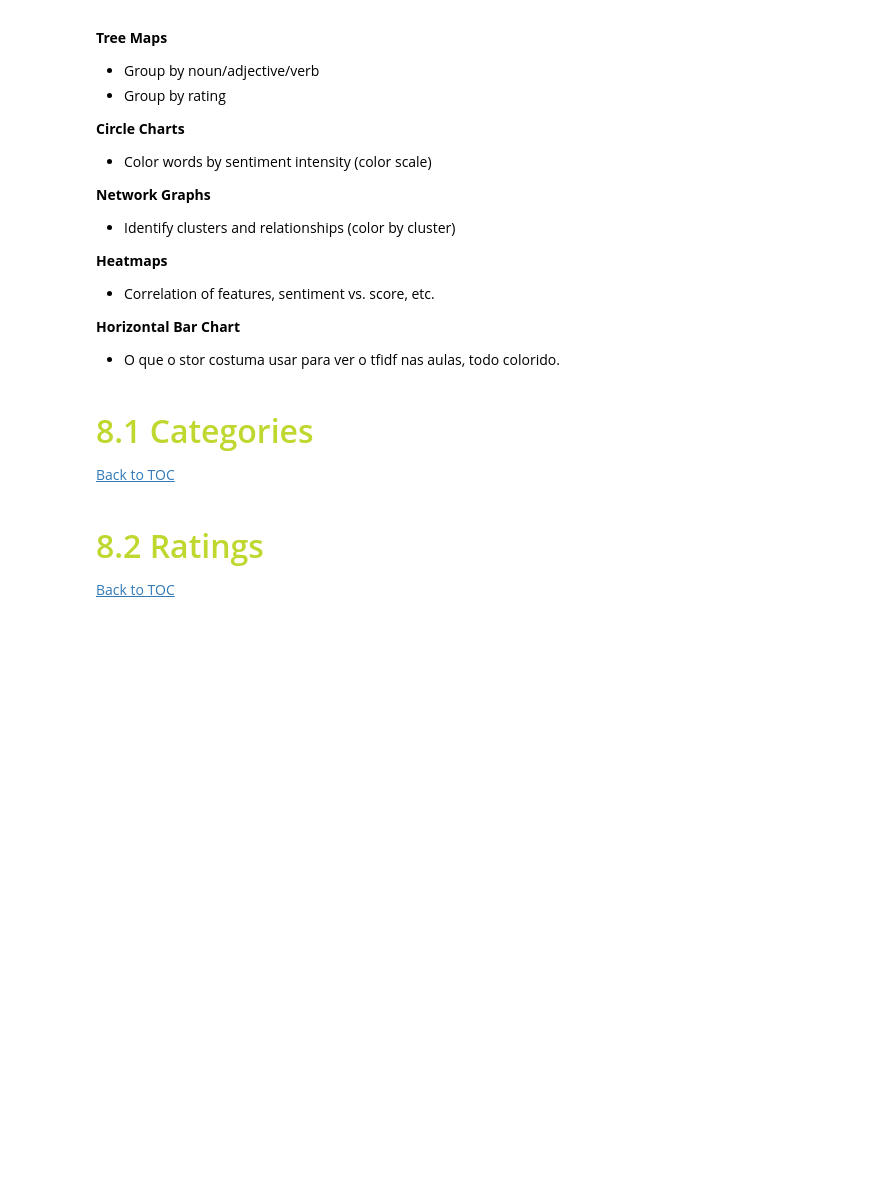
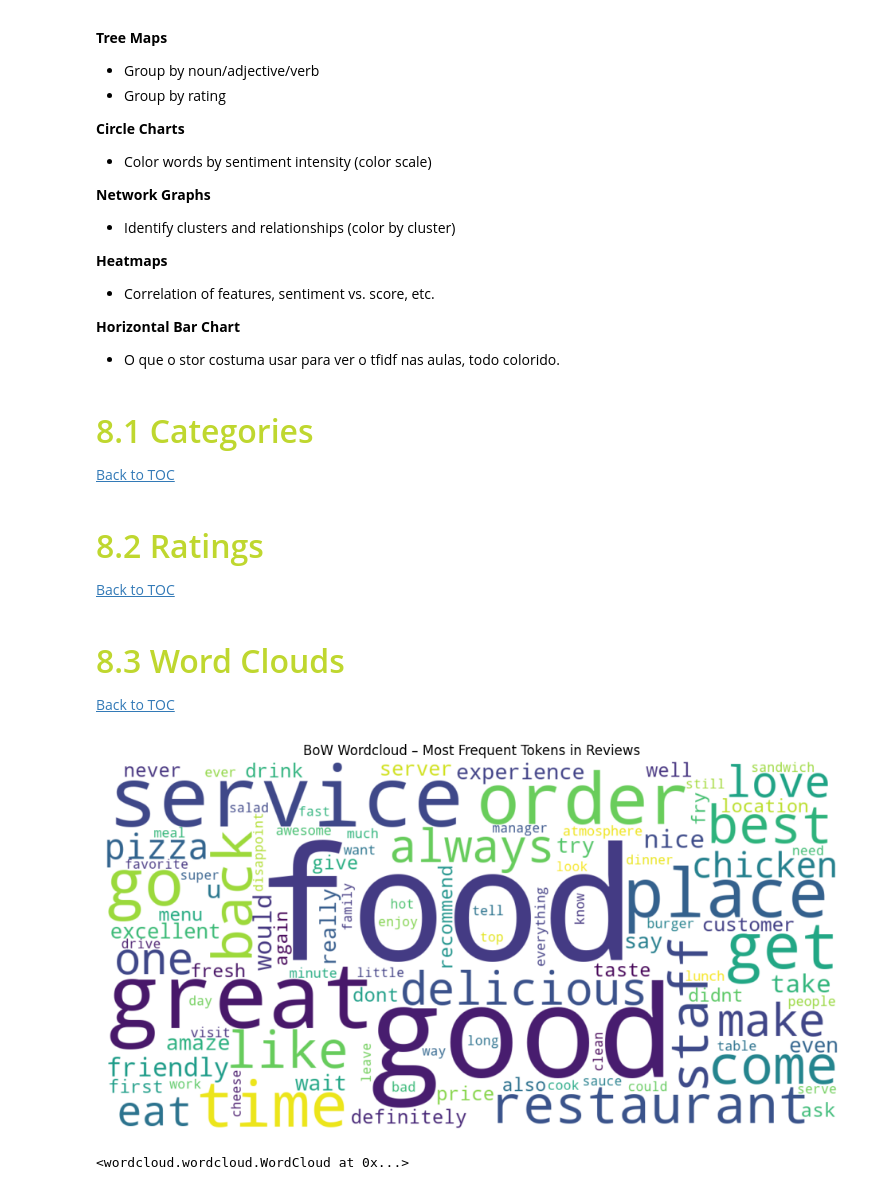
Before and after one commit to beatrizmarques2005/text_mining_in_reviews, a Jupyter notebook: notebooks/02_general_data_prep.ipynb, the cells around one changed output. Saved outputs shown, nothing was run; the diff lists cells and outputs as text; code cells hidden in the pictures; blank space fills up the shorter version.

```diff
--- a/notebooks/02_general_data_prep.ipynb
+++ b/notebooks/02_general_data_prep.ipynb
@@ -736,3 +753,16 @@ for star in tfidf_star_mean.index:
         labels={'token': 'Token', 'mean_tfidf': 'TF-IDF weight'},
         top_n=TOP_N
     )
+# %% [markdown]
+## <font color='#BFD72F' size=6>8.3 Word Clouds</font> <a class="anchor" id="8_3"></a>
+
+[Back to TOC](#toc)
+# %%
+wordcloud_from_tokens(
+    dataset["03_normalized_text"],
+    max_words=100,
+    title="BoW Wordcloud – Most Frequent Tokens in Reviews"
+)
+# %% [output]
+[figure, added]
+<wordcloud.wordcloud.WordCloud at 0x...>
```
Also changed, not shown: parts of 24 cells of this notebook.
